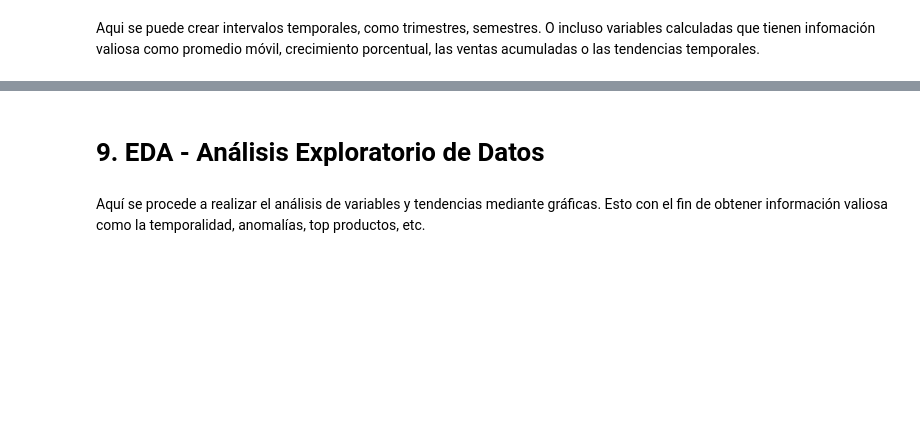
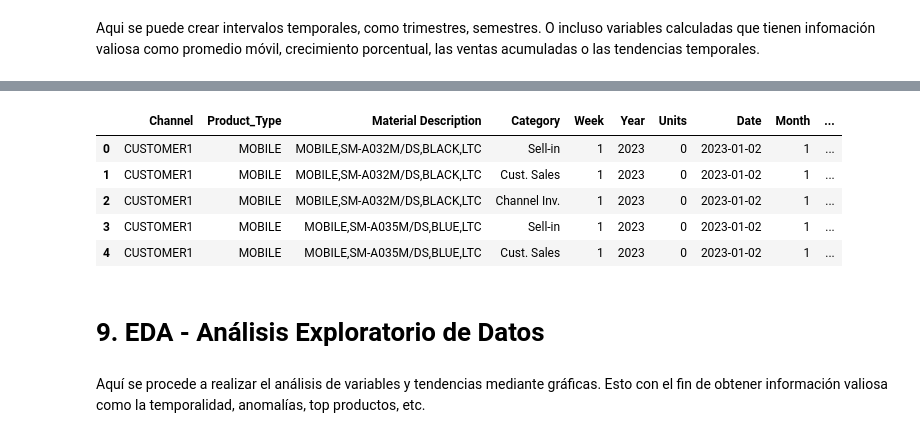
Before and after one commit to MiguelAlfonso1723/Hackathon_SIC2025, a Jupyter notebook: notebooks/sales_forecasting.analysis.ipynb, the cells around one changed output, grey strips where cells are left out. Saved outputs shown, nothing was run; the diff lists cells and outputs as text; code cells hidden in the pictures; blank space fills up the shorter version.

```diff
--- a/notebooks/sales_forecasting.analysis.ipynb
+++ b/notebooks/sales_forecasting.analysis.ipynb
@@ -728,3 +1119,20 @@ Aqui se puede crear intervalos temporales, como trimestres, semestres. O incluso
+# %%
+df_total["Positive_Movement"] = (
+    df_total["Units"] > 0
+).astype(int)
+
+df_total["Negative_Movement"] = (
+    df_total["Units"] < 0
+).astype(int)
+# %%
+df_total.head()
+# %% [output]
+|  | Channel | Product_Type | Material Description | Category | Week | Year | Units | Date | Month | ... |
+| 0 | CUSTOMER1 | MOBILE | MOBILE,SM-A032M/DS,BLACK,LTC | Sell-in | 1 | 2023 | 0 | 2023-01-02 | 1 | ... |
+| 1 | CUSTOMER1 | MOBILE | MOBILE,SM-A032M/DS,BLACK,LTC | Cust. Sales | 1 | 2023 | 0 | 2023-01-02 | 1 | ... |
+| 2 | CUSTOMER1 | MOBILE | MOBILE,SM-A032M/DS,BLACK,LTC | Channel Inv. | 1 | 2023 | 0 | 2023-01-02 | 1 | ... |
+| 3 | CUSTOMER1 | MOBILE | MOBILE,SM-A035M/DS,BLUE,LTC | Sell-in | 1 | 2023 | 0 | 2023-01-02 | 1 | ... |
+| 4 | CUSTOMER1 | MOBILE | MOBILE,SM-A035M/DS,BLUE,LTC | Cust. Sales | 1 | 2023 | 0 | 2023-01-02 | 1 | ... |
 # %% [markdown]
 # 9. EDA - Análisis Exploratorio de Datos
 # %% [markdown]
```
Also changed, not shown: parts of 64 cells of this notebook.
